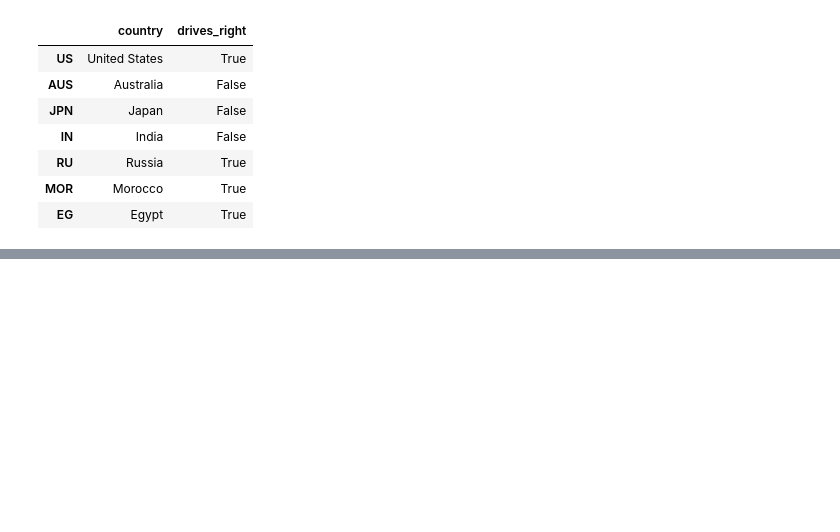
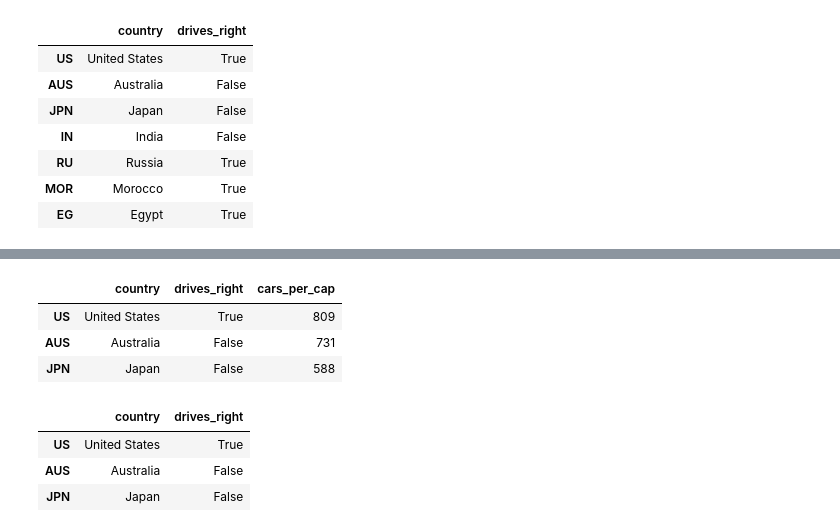
Before and after one commit to JeffBucker/DatacampDataAnalystTrack, a Jupyter notebook: Intermediate Python.ipynb, the cells around one changed output, grey strips where cells are left out. Drawn from its saved outputs; the diff is of its cells as text; code cells hidden in the pictures; blank space fills up the shorter version.

```diff
--- a/Intermediate Python.ipynb
+++ b/Intermediate Python.ipynb
@@ -267,0 +309,16 @@ cars[['country','drives_right']]
+# %%
+# Row access iloc (based on row index)
+cars.iloc[[0,1,2]]
+# %% [output]
+|  | country | drives_right | cars_per_cap |
+| US | United States | True | 809 |
+| AUS | Australia | False | 731 |
+| JPN | Japan | False | 588 |
+# %%
+# Row and colums iloc
+cars.iloc[[0,1,2], [0,1]]
+# %% [output]
+|  | country | drives_right |
+| US | United States | True |
+| AUS | Australia | False |
+| JPN | Japan | False |
```
Also changed, not shown: parts of 15 cells of this notebook.
